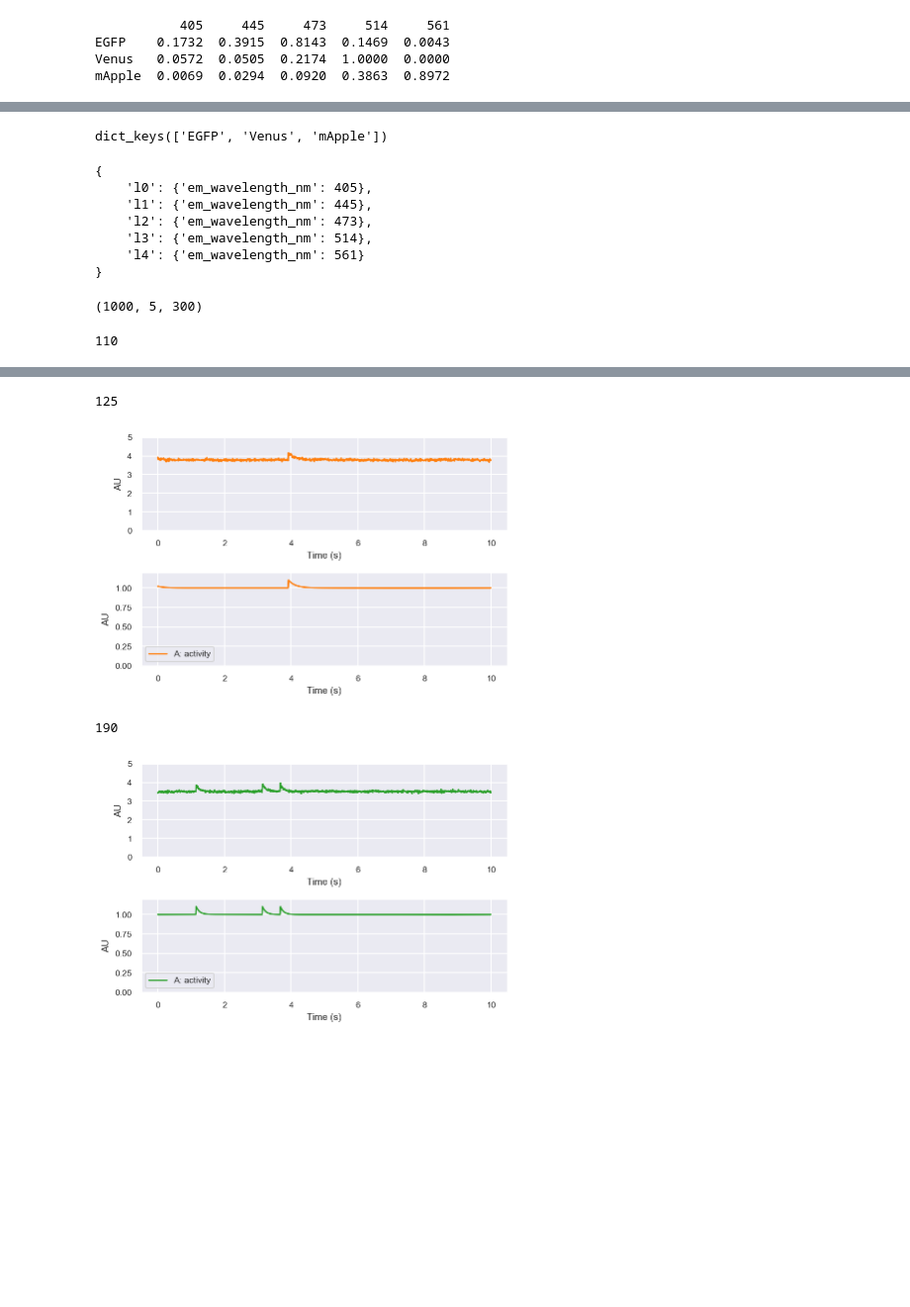
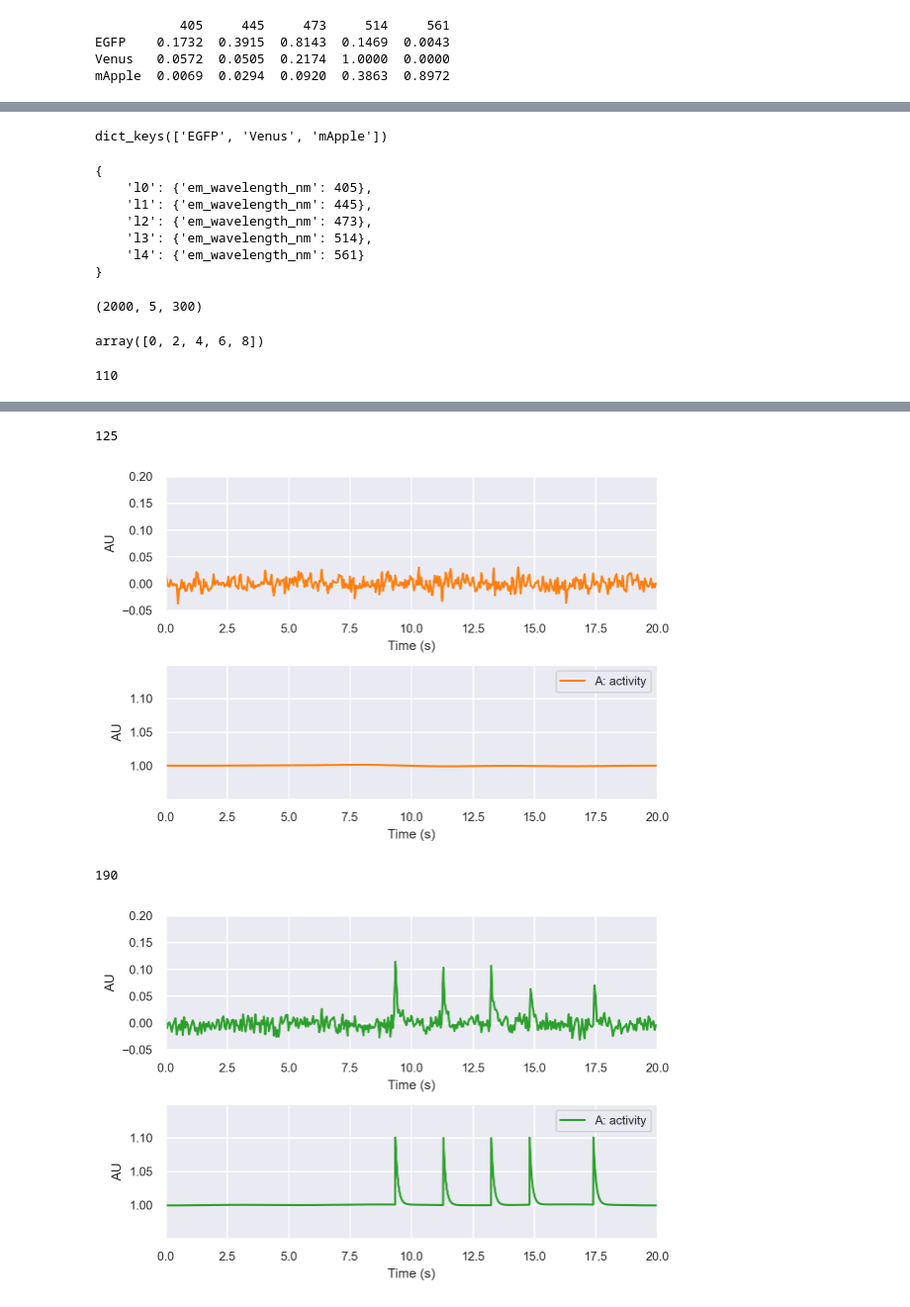
Before and after one commit to AllenInstitute/sourcesep, a Jupyter notebook: notebooks/03_compose_data.ipynb, the cells around one changed output, grey strips where cells are left out. Shown at 99% size. Drawn from its saved outputs; the diff is of its cells as text; code cells hidden in the pictures; blank space fills up the shorter version.

```diff
--- a/notebooks/03_compose_data.ipynb
+++ b/notebooks/03_compose_data.ipynb
@@ -35,7 +31,7 @@ from sourcesep.sim import SimData
 from sourcesep.utils.config import load_config
 
 paths = load_config(dataset_key='all')
-sim = SimData(T=1000, cfg_path=paths['root'] / "sim_config.toml")
+sim = SimData(T=2000, cfg_path=paths['root'] / "sim_config.toml")
 # %% [output]
 Paths are for dataset tagged: all
 Paths are for dataset tagged: all
@@ -168,10 +164,22 @@ dict_keys(['EGFP', 'Venus', 'mApple'])
     'l3': {'em_wavelength_nm': 514},
     'l4': {'em_wavelength_nm': 561}
 }
-(1000, 5, 300)
+(2000, 5, 300)
+# %%
+a = np.arange(10)
+a[::2]
+# %% [output]
+array([0, 2, 4, 6, 8])
 # %%
 # This section is a check on how well the hardware separates sources
 # dims are tjl for O
+dat = sim.compose()
+
+def df_over_f(x):
+    mean_x = np.mean(x)
+    return (x - mean_x)/mean_x
+
+
 cmap = plt.get_cmap('tab10', lut=8)
 for i,j,wavelength in [(0,2,510), (1,3,525), (2,4,591)]:
     # find index for closest wavelength
@@ -179,10 +187,14 @@ for i,j,wavelength in [(0,2,510), (1,3,525), (2,4,591)]:
     print(l)
 
     f, ax = plt.subplots(2, figsize=(6, 4))
-    ax[0].plot(sim.T_arr, dat['O'][:, j, l], c=cmap(i), label=f'{sim.L_arr[l]:0.2f}')
-    ax[0].set(xlabel='Time (s)', ylabel='AU', ylim=[0, 5])
+    ax[0].plot(sim.T_arr[::5], df_over_f(dat['O'][::5, j, l]), c=cmap(i), label=f'{sim.L_arr[l]:0.2f}')
+    ax[0].set(xlabel='Time (s)', ylabel='AU', xlim=(0,20), ylim=(-0.05, 0.2))
     ax[1].plot(sim.T_arr, dat['A'][:, i], c=cmap(i), label='A: activity')
-    ax[1].set(xlabel='Time (s)', ylabel='AU', ylim=[0.0, 1.2])
+
+    #set yticklabels
+
+
+    ax[1].set(xlabel='Time (s)', ylabel='AU', xlim=(0,20), ylim=(0.95, 1.15), yticks=[1.0, 1.05, 1.1])
     plt.tight_layout()
     plt.legend()
     plt.show()
@@ -192,7 +204,7 @@ for i,j,wavelength in [(0,2,510), (1,3,525), (2,4,591)]:
 125
-[figure, old version]
+[figure, new version]
 190
-[figure, old version]
+[figure, new version]
 # %%
 #sim.T_arr,
 T, J, L = np.shape(dat['O'])
```
Also changed, not shown: parts of 12 cells of this notebook, 13 other files.
